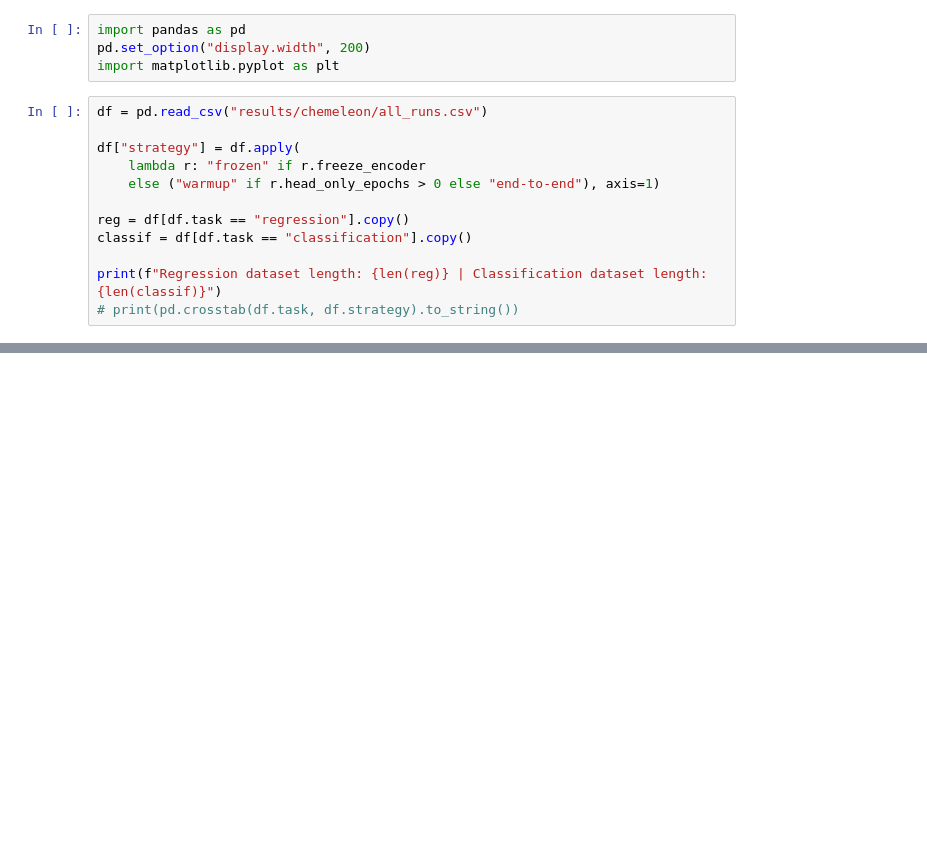
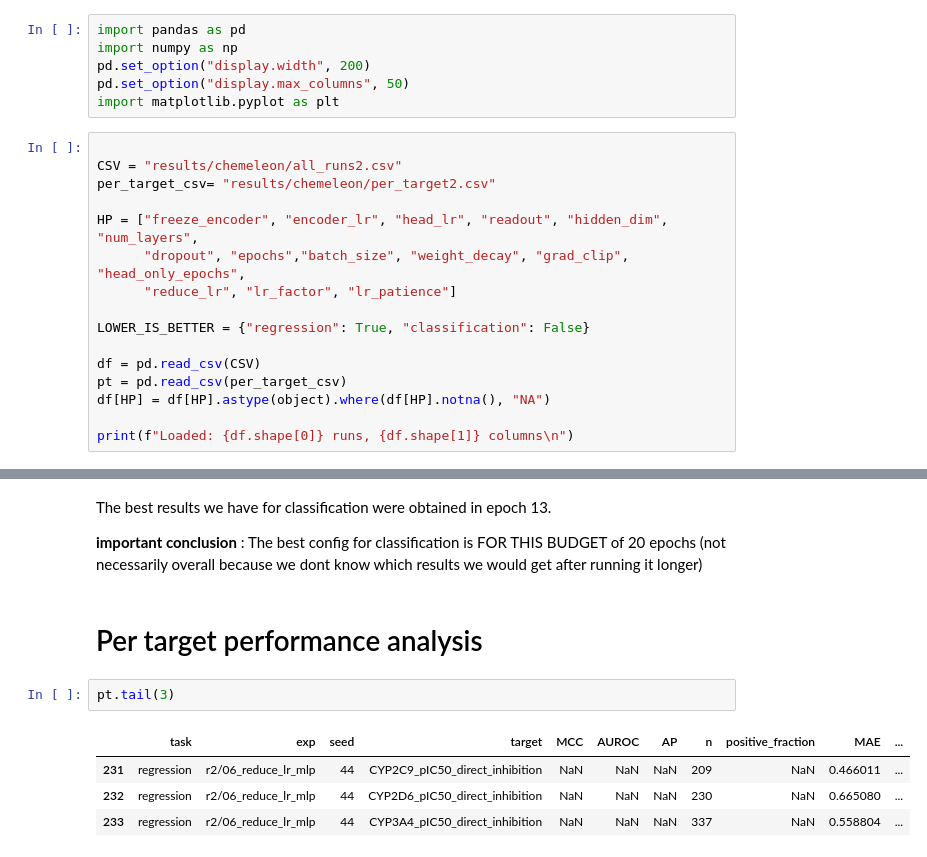
Before and after one commit to Aryan-Mi/02456-deep-learning-cyp-project, a Jupyter notebook: notebooks/04_chemeleon_analysis_v2.ipynb, the cells around one changed output, grey strips where cells are left out. Drawn from its saved outputs; the diff is of its cells as text; blank space fills up the shorter version.

```diff
--- a/notebooks/04_chemeleon_analysis_v2.ipynb
+++ b/notebooks/04_chemeleon_analysis_v2.ipynb
@@ -3,17 +3,23 @@
 # %%
 import pandas as pd
+import numpy as np
 pd.set_option("display.width", 200)
+pd.set_option("display.max_columns", 50)
 import matplotlib.pyplot as plt
 # %%
-df = pd.read_csv("results/chemeleon/all_runs.csv")
 
-df["strategy"] = df.apply(
-    lambda r: "frozen" if r.freeze_encoder
-    else ("warmup" if r.head_only_epochs > 0 else "end-to-end"), axis=1)
+CSV = "results/chemeleon/all_runs2.csv"
+per_target_csv= "results/chemeleon/per_target2.csv"
 
-reg = df[df.task == "regression"].copy()
-classif = df[df.task == "classification"].copy()
+HP = ["freeze_encoder", "encoder_lr", "head_lr", "readout", "hidden_dim", "num_layers",
+      "dropout", "epochs","batch_size", "weight_decay", "grad_clip", "head_only_epochs",
+      "reduce_lr", "lr_factor", "lr_patience"]
 
-print(f"Regression dataset length: {len(reg)} | Classification dataset length: {len(classif)}")
-# print(pd.crosstab(df.task, df.strategy).to_string())
+LOWER_IS_BETTER = {"regression": True, "classification": False}
+
+df = pd.read_csv(CSV)
+pt = pd.read_csv(per_target_csv)
+df[HP] = df[HP].astype(object).where(df[HP].notna(), "NA")
+
+print(f"Loaded: {df.shape[0]} runs, {df.shape[1]} columns\n")
 # %% [output]
@@ -155,0 +314,13 @@ Here for resgression the difference between frozen and end to end is non-existen
+# %% [markdown]
+The best results we have for classification were obtained in epoch 13.
+
+**important conclusion** : The best config for classification is FOR THIS BUDGET of 20 epochs (not necessarily overall because we dont know which results we would get after running it longer)
+# %% [markdown]
+# Per target performance analysis
+# %%
+pt.tail(3)
+# %% [output]
+|  | task | exp | seed | target | MCC | AUROC | AP | n | positive_fraction | MAE | ... |
+| 231 | regression | r2/06_reduce_lr_mlp | 44 | CYP2C9_pIC50_direct_inhibition | NaN | NaN | NaN | 209 | NaN | 0.466011 | ... |
+| 232 | regression | r2/06_reduce_lr_mlp | 44 | CYP2D6_pIC50_direct_inhibition | NaN | NaN | NaN | 230 | NaN | 0.665080 | ... |
+| 233 | regression | r2/06_reduce_lr_mlp | 44 | CYP3A4_pIC50_direct_inhibition | NaN | NaN | NaN | 337 | NaN | 0.558804 | ... |
```
Also changed, not shown: parts of 51 cells of this notebook, 6 other files.
